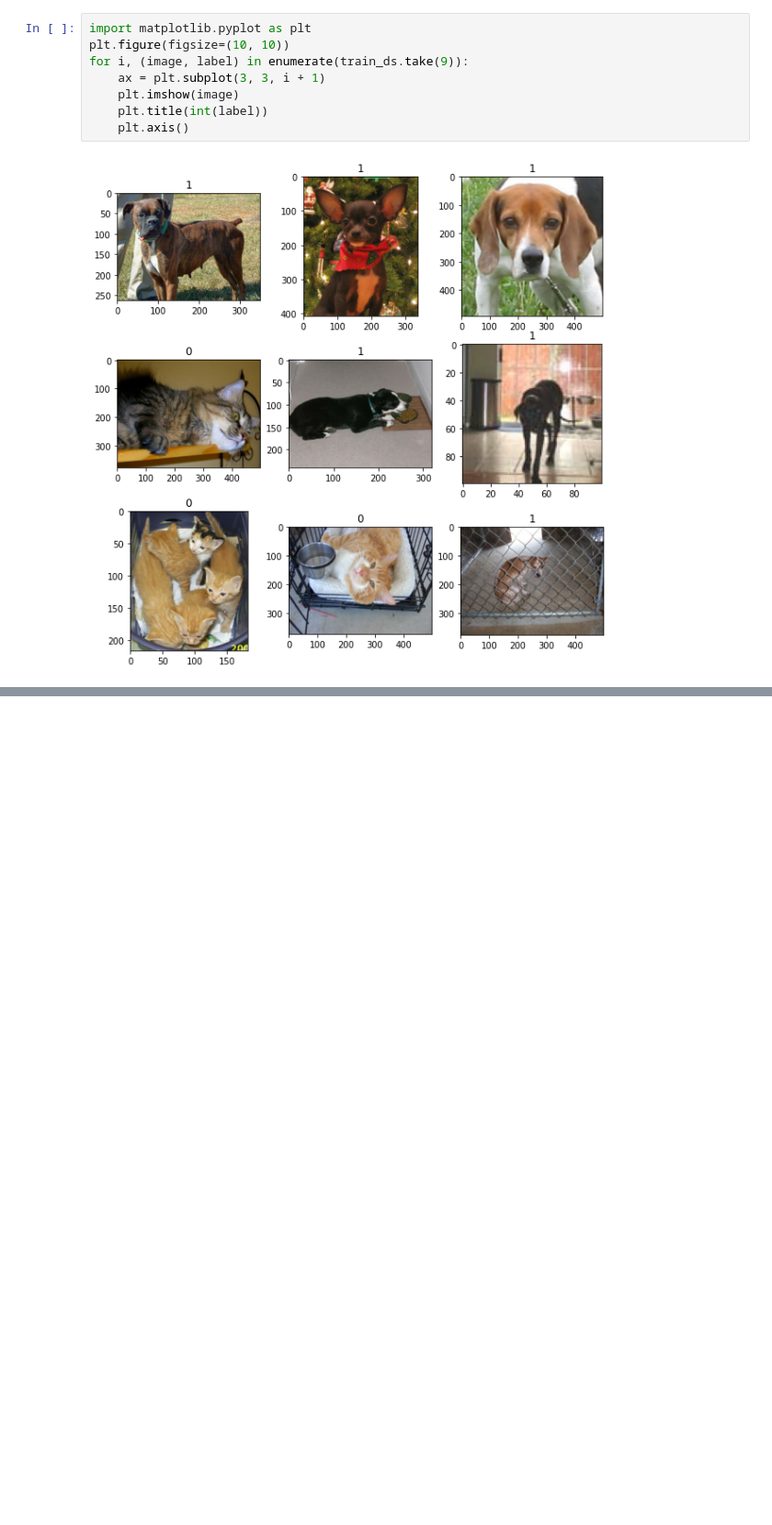
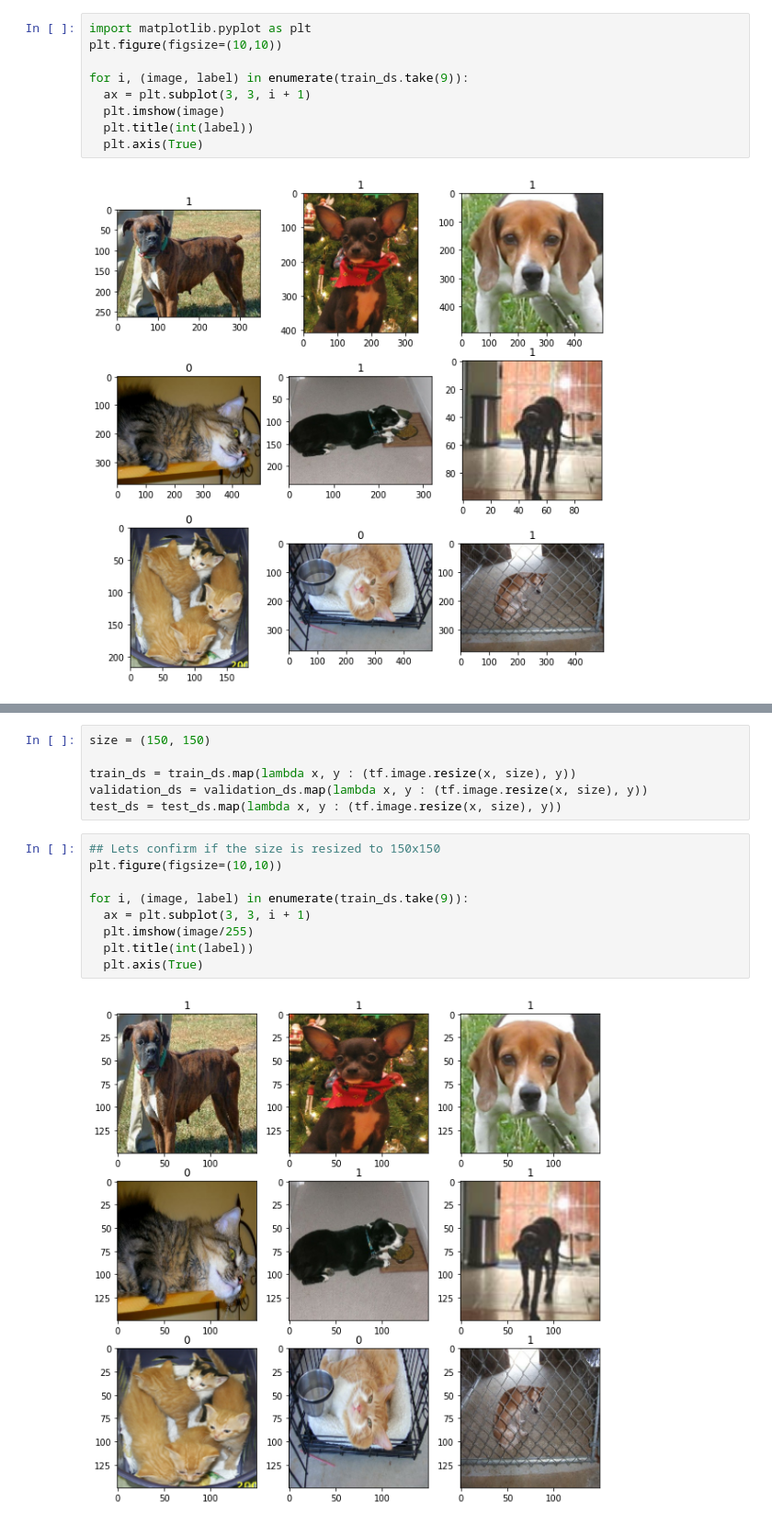
Before and after one commit to poojasaxena/tensorflow-specialization-coursera, a Jupyter notebook: course2_convolutional-neural-networks-tensorflow/03_transfer-learning/Course_2_Part_6_Lesson_2_Notebook_Xception_catvsdogs.ipynb, the cells around one changed output, grey strips where cells are left out. Shown at 92% size. Drawn from its saved outputs; the diff is of its cells as text; blank space fills up the shorter version.

```diff
--- a/course2_convolutional-neural-networks-tensorflow/03_transfer-learning/Course_2_Part_6_Lesson_2_Notebook_Xception_catvsdogs.ipynb
+++ b/course2_convolutional-neural-networks-tensorflow/03_transfer-learning/Course_2_Part_6_Lesson_2_Notebook_Xception_catvsdogs.ipynb
@@ -40,11 +46,12 @@ Number of validation samples: 2326
 Number of test samples: 2326
 # %%
 import matplotlib.pyplot as plt
-plt.figure(figsize=(10, 10))
+plt.figure(figsize=(10,10))
+
 for i, (image, label) in enumerate(train_ds.take(9)):
-    ax = plt.subplot(3, 3, i + 1)
-    plt.imshow(image)
-    plt.title(int(label))
-    plt.axis()
+  ax = plt.subplot(3, 3, i + 1)
+  plt.imshow(image)
+  plt.title(int(label))
+  plt.axis(True)
 # %% [output]
 [figure]
@@ -52,0 +76,17 @@ Dataset.
+# %%
+size = (150, 150)
+
+train_ds = train_ds.map(lambda x, y : (tf.image.resize(x, size), y))
+validation_ds = validation_ds.map(lambda x, y : (tf.image.resize(x, size), y))
+test_ds = test_ds.map(lambda x, y : (tf.image.resize(x, size), y))
+# %%
+## Lets confirm if the size is resized to 150x150
+plt.figure(figsize=(10,10))
+
+for i, (image, label) in enumerate(train_ds.take(9)):
+  ax = plt.subplot(3, 3, i + 1)
+  plt.imshow(image/255)
+  plt.title(int(label))
+  plt.axis(True)
+# %% [output]
+[figure, added]
```
Also changed, not shown: parts of 22 cells of this notebook.
